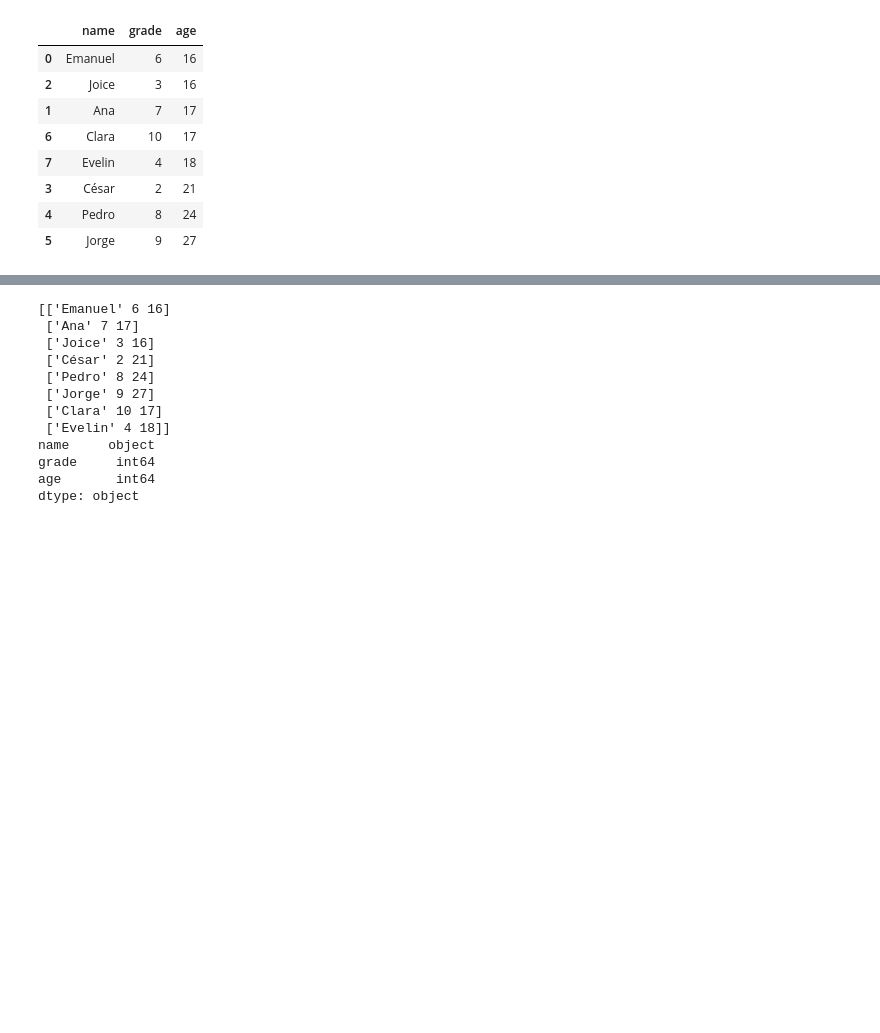
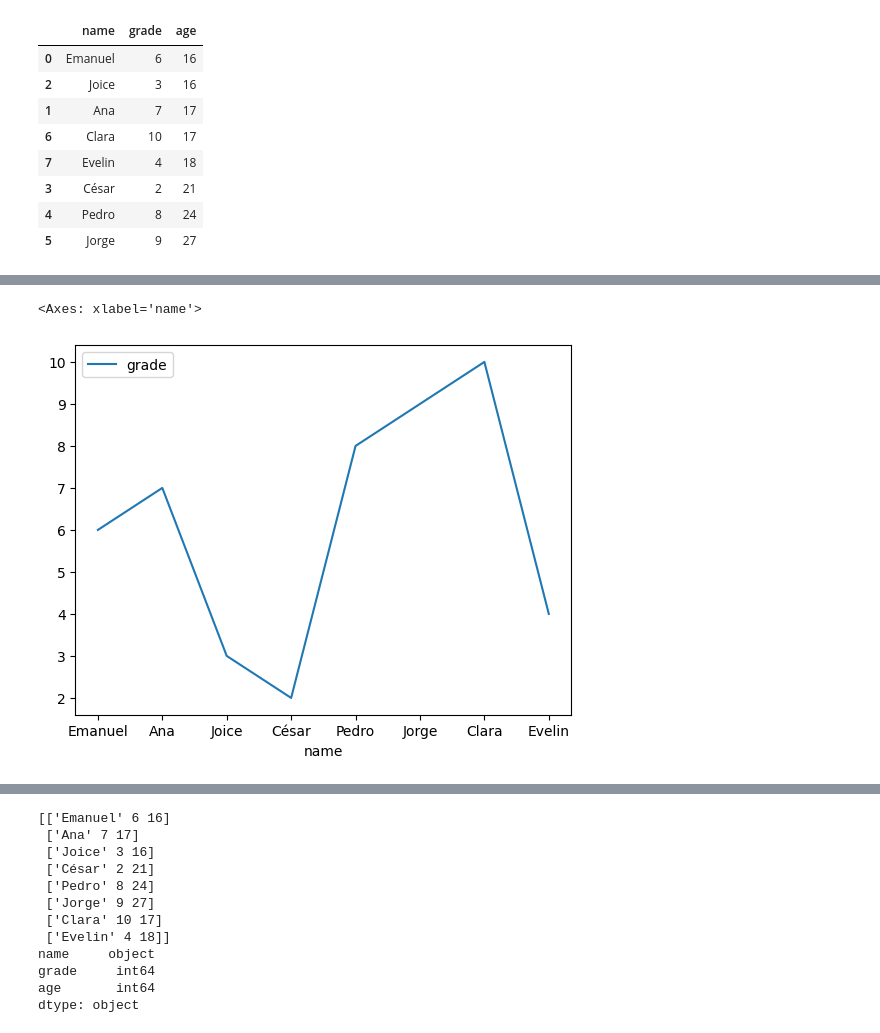
Before and after one commit to EmanuelQuintino/Data-Analysis-Course, a Jupyter notebook: 4-Data-Analytics/class-02-pandas/df_statistics.ipynb, the cells around one changed output, grey strips where cells are left out. Saved outputs shown, nothing was run; the diff lists cells and outputs as text; code cells hidden in the pictures; blank space fills up the shorter version.

Commit message:
add graphic examples

```diff
--- a/4-Data-Analytics/class-02-pandas/df_statistics.ipynb
+++ b/4-Data-Analytics/class-02-pandas/df_statistics.ipynb
@@ -23,0 +37,5 @@ df_student.sort_values(by="age").head(10)
+# %%
+df_student.plot.line(x="name", y="grade")
+# %% [output]
+<Axes: xlabel='name'>
+[figure, added]
```
Also changed, not shown: parts of 6 cells of this notebook.
